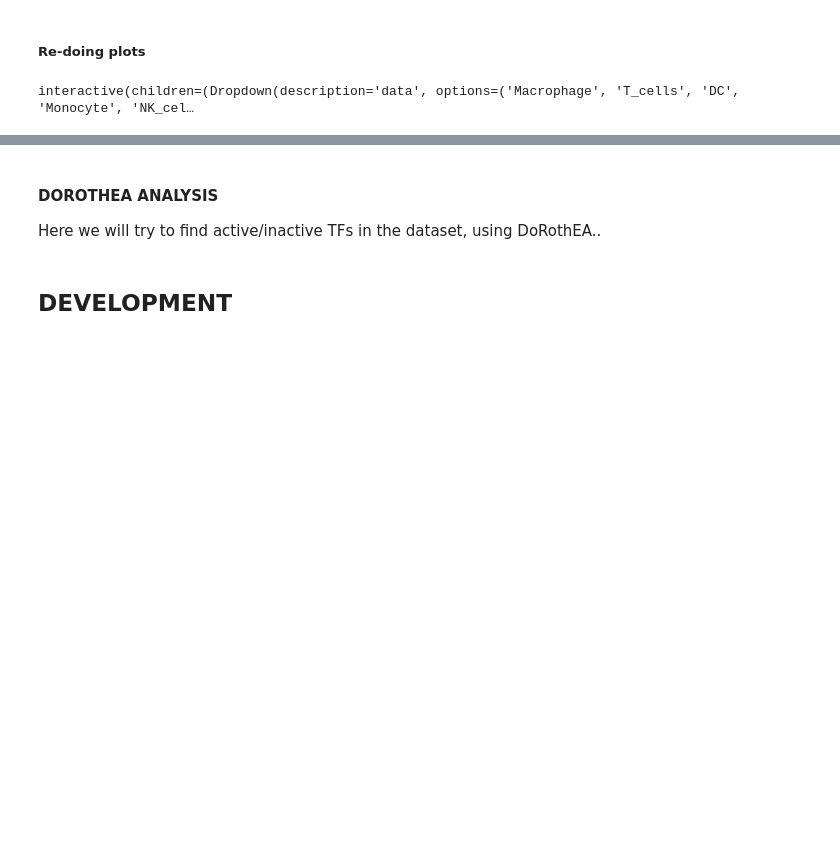
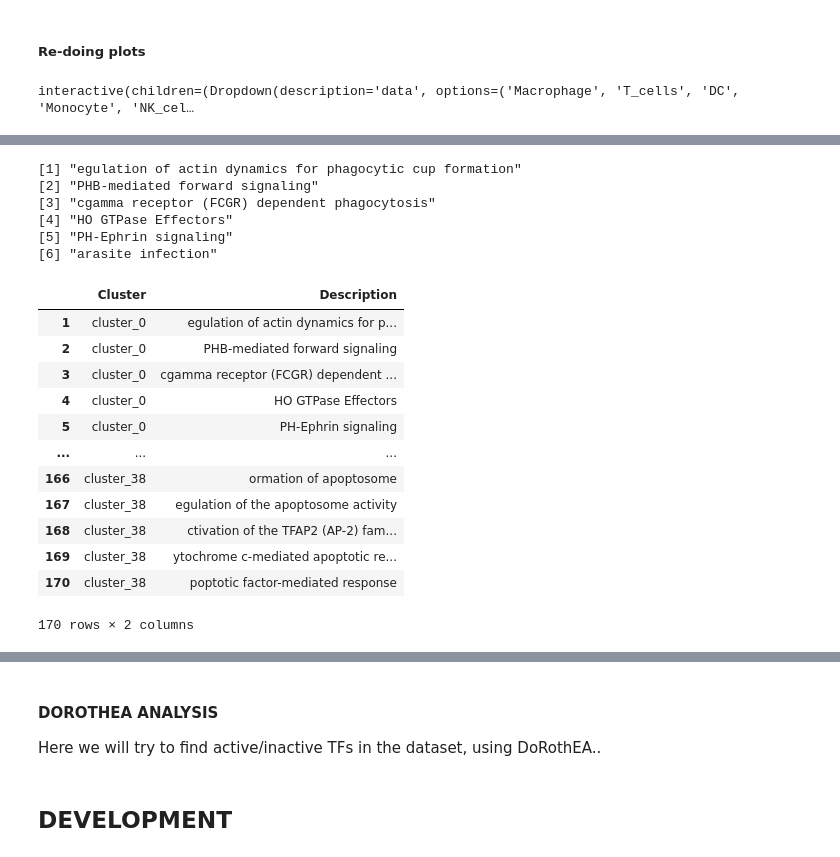
Before and after one commit to masyahook/scGRN, a Jupyter notebook: jupyter/GRN_inference.ipynb, the cells around one changed output, grey strips where cells are left out. Saved outputs shown, nothing was run; the diff lists cells and outputs as text; code cells hidden in the pictures; blank space fills up the shorter version.

```diff
--- a/jupyter/GRN_inference.ipynb
+++ b/jupyter/GRN_inference.ipynb
@@ -2308,0 +2405,30 @@ interactive(children=(Dropdown(description='data', options=('Macrophage', 'T_cel
+# %%
+%%R
+head(unlist(out$Description))
+# %% [output]
+[1] "egulation of actin dynamics for phagocytic cup formation"
+[2] "PHB-mediated forward signaling"
+[3] "cgamma receptor (FCGR) dependent phagocytosis"
+[4] "HO GTPase Effectors"
+[5] "PH-Ephrin signaling"
+[6] "arasite infection"
+# %%
+%%R -o y
+
+y <- data.frame(Cluster=unlist(out$Cluster), Description=unlist(out$Description))
+# %%
+y
+# %% [output]
+|  | Cluster | Description |
+| 1 | cluster_0 | egulation of actin dynamics for p... |
+| 2 | cluster_0 | PHB-mediated forward signaling |
+| 3 | cluster_0 | cgamma receptor (FCGR) dependent ... |
+| 4 | cluster_0 | HO GTPase Effectors |
+| 5 | cluster_0 | PH-Ephrin signaling |
+| ... | ... | ... |
+| 166 | cluster_38 | ormation of apoptosome |
+| 167 | cluster_38 | egulation of the apoptosome activity |
+| 168 | cluster_38 | ctivation of the TFAP2 (AP-2) fam... |
+| 169 | cluster_38 | ytochrome c-mediated apoptotic re... |
+| 170 | cluster_38 | poptotic factor-mediated response |
+170 rows × 2 columns
```
Also changed, not shown: parts of 7 cells of this notebook, 1 other file.
